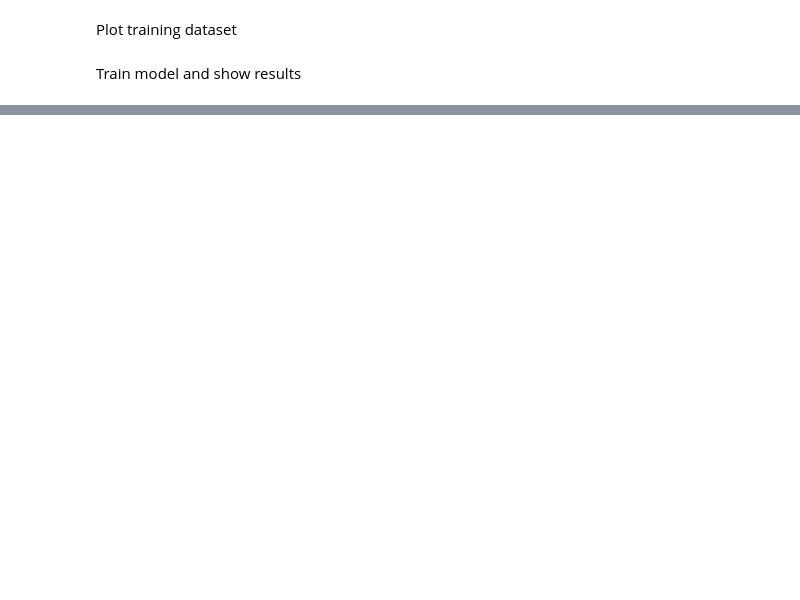
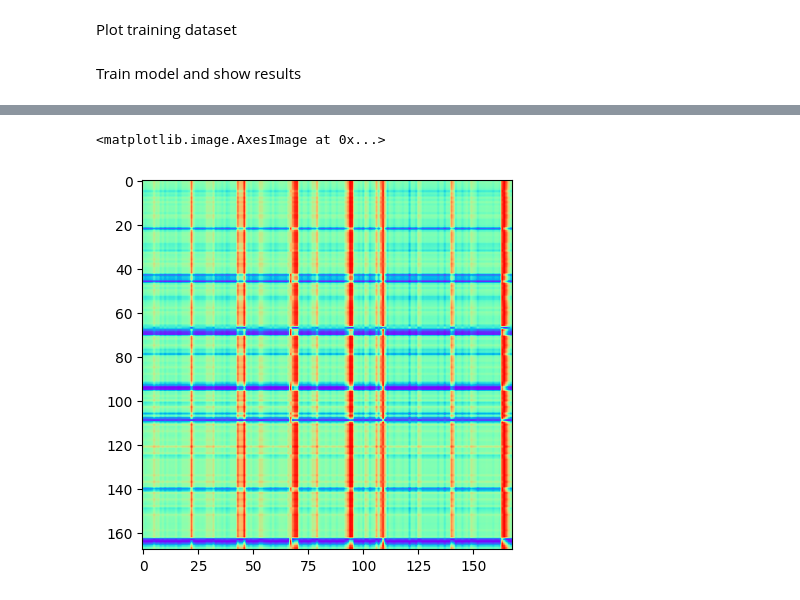
Before and after one commit to FranUrsus/TimeSeriesImaging, a Jupyter notebook: scripts/main.ipynb, the cells around one changed output, grey strips where cells are left out. Drawn from its saved outputs; the diff is of its cells as text; code cells hidden in the pictures; blank space fills up the shorter version.

```diff
--- a/scripts/main.ipynb
+++ b/scripts/main.ipynb
@@ -342,0 +427,5 @@ dl.show_results()
+# %%
+plt.imshow(input_nn[0],cmap='rainbow')
+# %% [output]
+<matplotlib.image.AxesImage at 0x...>
+[figure, added]
```
Also changed, not shown: parts of 4 cells of this notebook, 5 other files.
